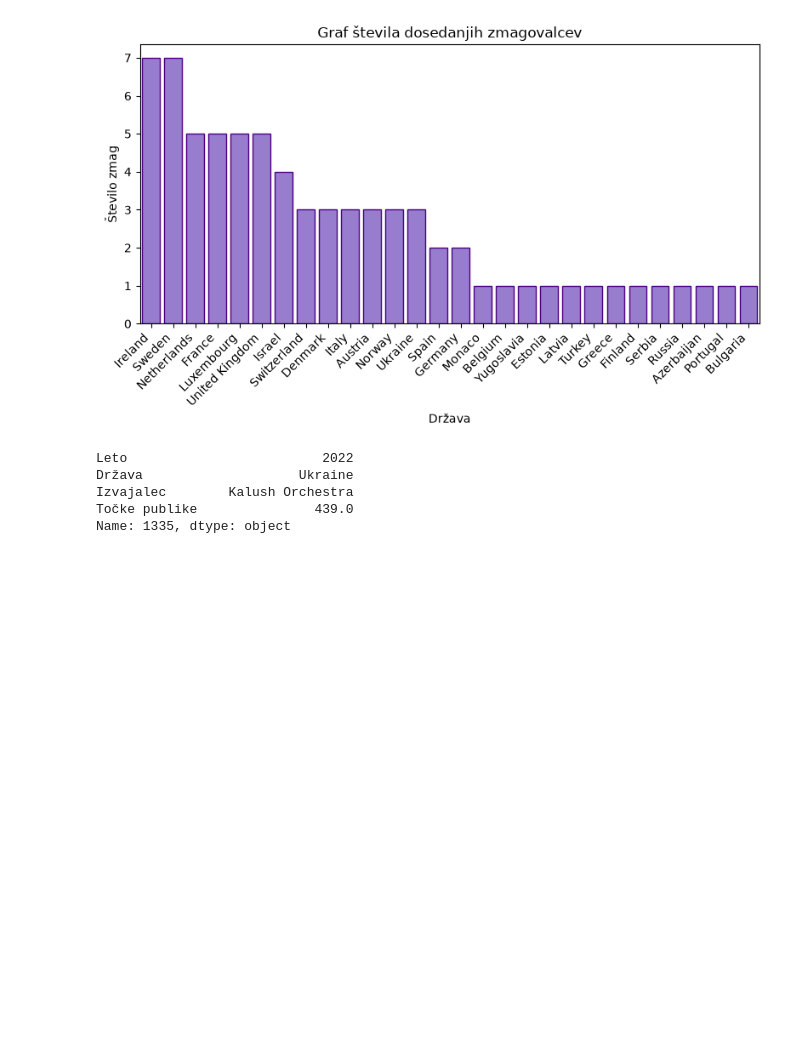
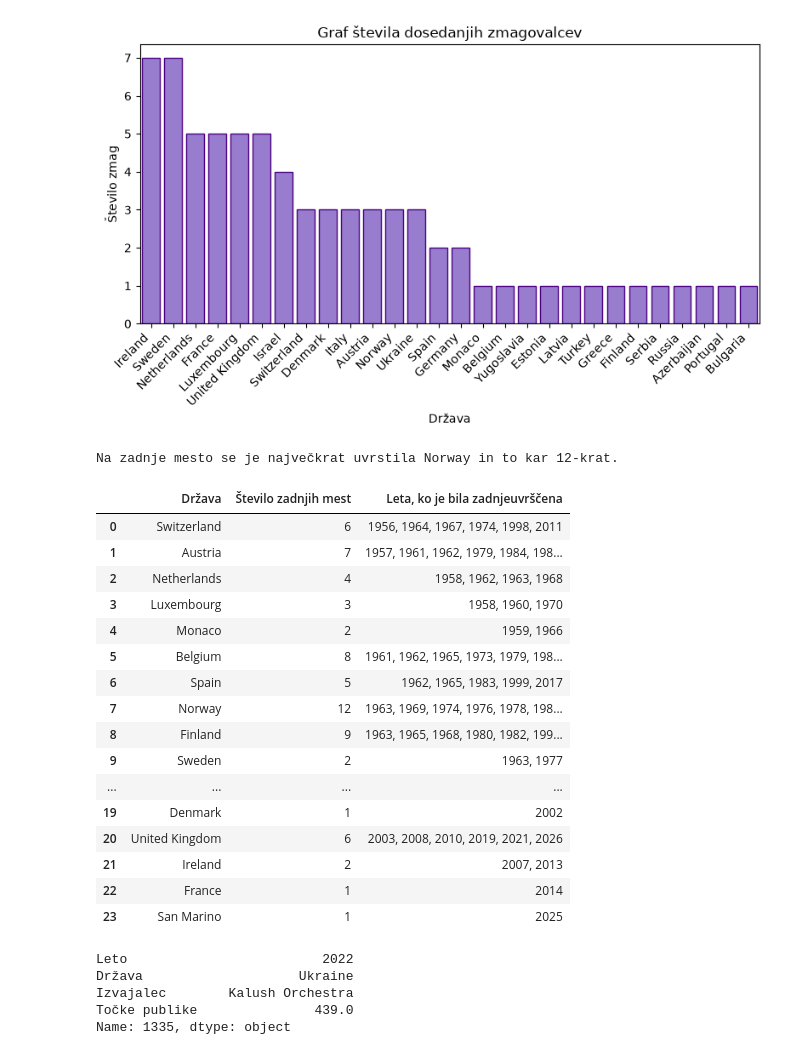
Before and after one commit to mayac69/UVP-projektna, a Jupyter notebook: analiza_evrovizije.ipynb, the cells around one changed output. Cells and saved outputs as stored; diff of their text form; code cells hidden in the pictures; blank space fills up the shorter version.

```diff
--- a/analiza_evrovizije.ipynb
+++ b/analiza_evrovizije.ipynb
@@ -12,6 +12,8 @@ display(
 import pandas as pd
 
 df = pd.read_csv("podatki/evrovizija.csv")
+pd.set_option("display.max_colwidth", None)
+
 podatki_po_uvedbi_polfinala = df [df ["leto"] >= 2004]
 tabela_po_2016 = df [df ["leto"] >= 2016]
 tabela_pred_2016 = df [df ["leto"] < 2016]
@@ -148,6 +150,60 @@ plt.tight_layout ()
 plt.show ()
 # %% [output]
 [figure]
+# %%
+def stevilo_zadnjih_mest (datoteka):
+    zadnja_mesta = []
+
+    for leto in datoteka ["leto"].unique ():
+        podatki_za_leto = datoteka [datoteka ["leto"] == leto]
+        zadnje_mesto = podatki_za_leto ["mesto"].max ()
+        zadnjeuvrsceni = podatki_za_leto [podatki_za_leto ["mesto"] == zadnje_mesto]
+        zadnja_mesta.append (zadnjeuvrsceni)
+    tabela_zadnjeuvrscenih = pd.concat (zadnja_mesta)
+
+    rezultat = []
+
+    for drzava in tabela_zadnjeuvrscenih ["drzava"].unique ():
+        podatki_drzave = tabela_zadnjeuvrscenih [tabela_zadnjeuvrscenih ["drzava"] == drzava]
+        st_zadnjih_mest = len (podatki_drzave)
+        seznam_let = list (podatki_drzave ["leto"])
+        leta = ", ".join (str (leto) for leto in seznam_let)
+
+        rezultat.append ({
+            "Država": drzava,
+            "Število zadnjih mest": st_zadnjih_mest,
+            "Leta, ko je bila zadnjeuvrščena": leta
+        })
+
+    tabela_rezultatov = pd.DataFrame (rezultat)
+
+    max_zadnjih_mest = tabela_rezultatov ["Število zadnjih mest"].max ()
+    drzava_max = tabela_rezultatov [tabela_rezultatov ["Število zadnjih mest"] == max_zadnjih_mest]
+    vse_drzave = ", ".join (drzava_max ["Država"])
+
+    print (f"Na zadnje mesto se je največkrat uvrstila {vse_drzave} in to kar {max_zadnjih_mest}-krat.")
+
+    return tabela_rezultatov
+stevilo_zadnjih_mest (df)
+# %% [output]
+Na zadnje mesto se je največkrat uvrstila Norway in to kar 12-krat.
+|  | Država | Število zadnjih mest | Leta, ko je bila zadnjeuvrščena |
+| 0 | Switzerland | 6 | 1956, 1964, 1967, 1974, 1998, 2011 |
+| 1 | Austria | 7 | 1957, 1961, 1962, 1979, 1984, 198... |
+| 2 | Netherlands | 4 | 1958, 1962, 1963, 1968 |
+| 3 | Luxembourg | 3 | 1958, 1960, 1970 |
+| 4 | Monaco | 2 | 1959, 1966 |
+| 5 | Belgium | 8 | 1961, 1962, 1965, 1973, 1979, 198... |
+| 6 | Spain | 5 | 1962, 1965, 1983, 1999, 2017 |
+| 7 | Norway | 12 | 1963, 1969, 1974, 1976, 1978, 198... |
+| 8 | Finland | 9 | 1963, 1965, 1968, 1980, 1982, 199... |
+| 9 | Sweden | 2 | 1963, 1977 |
+| ... | ... | ... | ... |
+| 19 | Denmark | 1 | 2002 |
+| 20 | United Kingdom | 6 | 2003, 2008, 2010, 2019, 2021, 2026 |
+| 21 | Ireland | 2 | 2007, 2013 |
+| 22 | France | 1 | 2014 |
+| 23 | San Marino | 1 | 2025 |
 # %%
 def najvec_tock_po_publiki (datoteka):
     max_st_tock = -1
```
Also changed, not shown: parts of 7 cells of this notebook.
